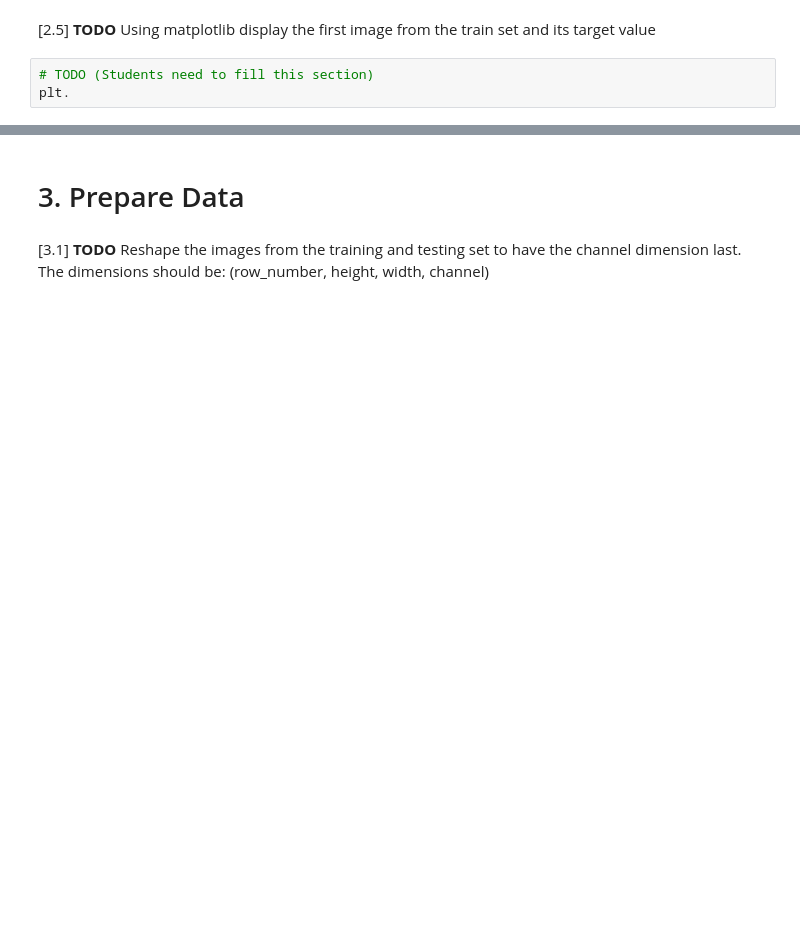
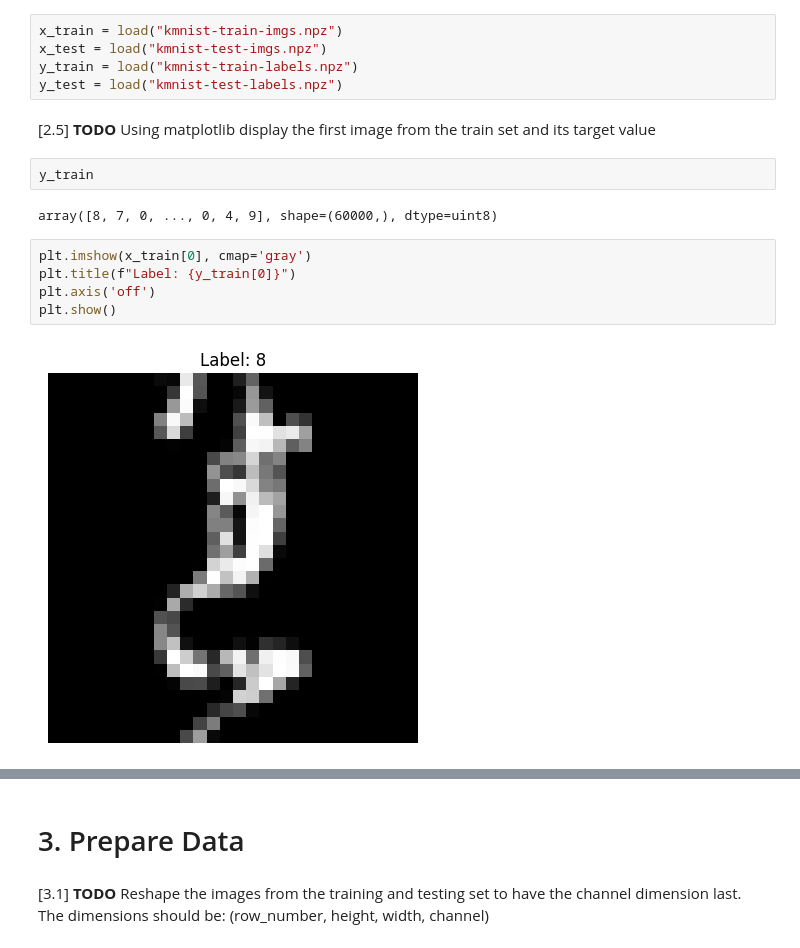
Before and after one commit to Sebas102507/japanese_characters_classifier, a Jupyter notebook: Assignment1-PartB-Instructions.ipynb, the cells around one changed output, grey strips where cells are left out. Saved outputs shown, nothing was run; the diff lists cells and outputs as text; blank space fills up the shorter version.

```diff
--- a/Assignment1-PartB-Instructions.ipynb
+++ b/Assignment1-PartB-Instructions.ipynb
@@ -69,5 +76,18 @@ y_test =
+# %%
+x_train = load("kmnist-train-imgs.npz")
+x_test = load("kmnist-test-imgs.npz")
+y_train = load("kmnist-train-labels.npz")
+y_test = load("kmnist-test-labels.npz")
 # %% [markdown]
 [2.5] **TODO** Using matplotlib display the first image from the train set and its target value
-# %%
-# TODO (Students need to fill this section)
-plt.
+# %%
+y_train
+# %% [output]
+array([8, 7, 0, ..., 0, 4, 9], shape=(60000,), dtype=uint8)
+# %%
+plt.imshow(x_train[0], cmap='gray')
+plt.title(f"Label: {y_train[0]}")
+plt.axis('off')
+plt.show()
+# %% [output]
+[figure, added]
```
Also changed, not shown: parts of 39 cells of this notebook, 2 other files.
